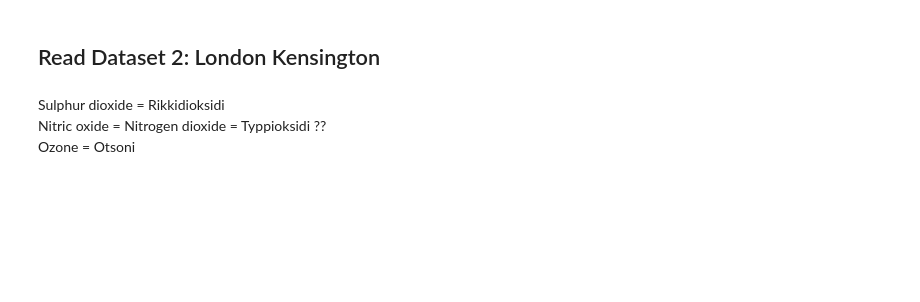
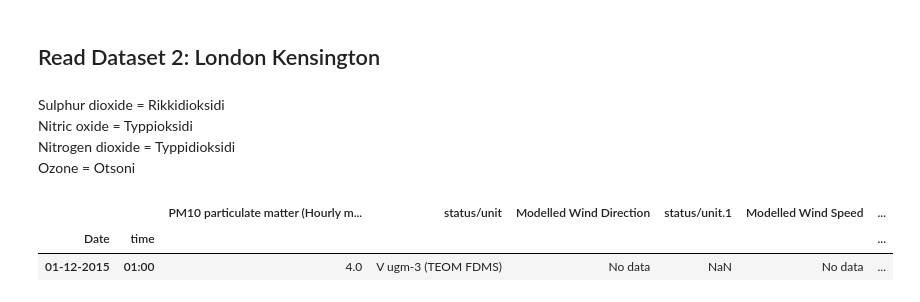
Before and after one commit to tnygren/Jupyter-Notebooks, a Jupyter notebook: Project One - Air Quality.ipynb, the cells around one changed output. Saved outputs shown, nothing was run; the diff lists cells and outputs as text; code cells hidden in the pictures; blank space fills up the shorter version.

```diff
--- a/Project One - Air Quality.ipynb
+++ b/Project One - Air Quality.ipynb
@@ -6,5 +9,14 @@ import matplotlib.pyplot as plt
 ## Read Dataset 2: London Kensington
 # %% [markdown]
 Sulphur dioxide = Rikkidioksidi
-Nitric oxide = Nitrogen dioxide = Typpioksidi ??
+Nitric oxide = Typpioksidi
+Nitrogen dioxide = Typpidioksidi
 Ozone = Otsoni
+# %%
+df = read_csv('../data/AirQualityDataHourly.csv', header=4)
+idf = df.set_index(['Date','time'])
+idf.head(1)
+# %% [output]
+|  |  | PM10 particulate matter (Hourly m... | status/unit | Modelled Wind Direction | status/unit.1 | Modelled Wind Speed | ... |
+| Date | time |  |  |  |  |  | ... |
+| 01-12-2015 | 01:00 | 4.0 | V ugm-3 (TEOM FDMS) | No data | NaN | No data | ... |
```
Also changed, not shown: parts of 35 cells of this notebook.
